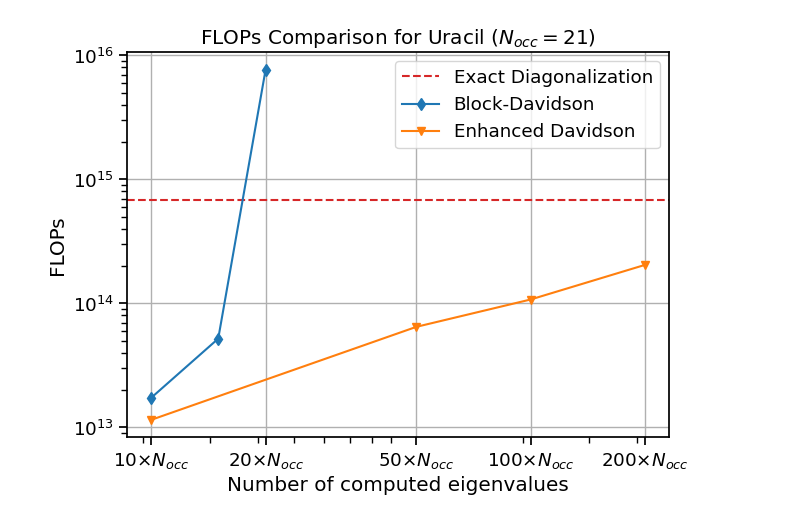
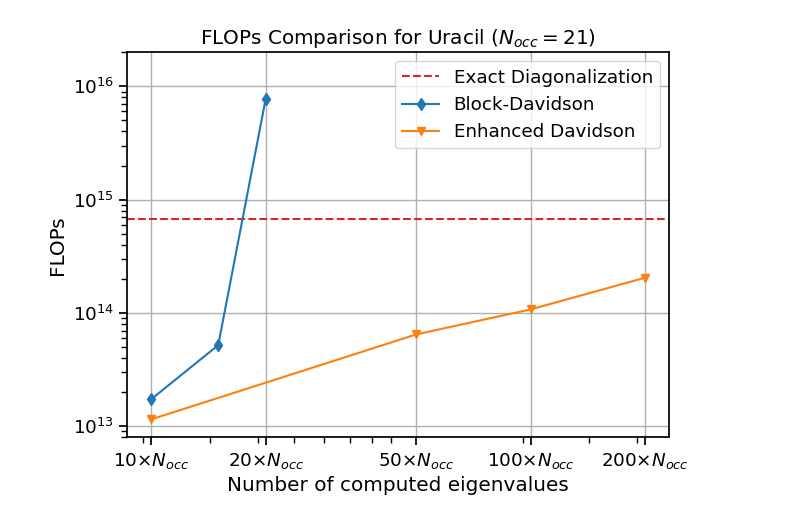
Before and after one commit to framere/MA_figures_official, a Jupyter notebook: Plots_results_FLOPs/results.ipynb, the cells around one changed output. Saved outputs shown, nothing was run; the diff lists cells and outputs as text; code cells hidden in the pictures.

```diff
--- a/Plots_results_FLOPs/results.ipynb
+++ b/Plots_results_FLOPs/results.ipynb
@@ -84,32 +85,32 @@ N_virt = 32416
 N_block = np.array([10, 15, 20]) * N_occ
 N = np.array([10, 50, 100, 200]) * N_occ
 
 
 exact_diago = 20*(N_virt)**3
 
 # standard (diagonal preconditioner) davidson
 FLOPS_8 = np.array([17409559198080, 51966583944660, 7668475640448000])
 FLOPS_new = np.array([11525840714320, 64742985385200, 107502332028348, 204135073174668])
 
 plt.figure(figsize=(7, 5))
 plt.axhline(y=exact_diago, color=colors[3], linestyle='--', label='Exact Diagonalization')
 plt.plot(N_block, FLOPS_8, marker='d', label='Block-Davidson', color=colors[0])
 plt.plot(N, FLOPS_new, marker='v', label='Enhanced Davidson', color=colors[1])
-
+plt.ylim(8e12, 2e16)
 plt.xscale('log')
 plt.yscale('log')
 plt.xlabel('Number of computed eigenvalues')
 plt.ylabel('FLOPs')
 
 xticks = np.array([10, 20, 50, 100, 200]) * N_occ
 # Create labels: one line for nev, second line for multiplier
 xtick_labels = [f"{mult}×$N_{{occ}}$" for nev, mult in zip(xticks, [10, 20, 50, 100, 200])]
 plt.xticks(xticks, xtick_labels)
 plt.title(r'FLOPs Comparison for Uracil (${N_{occ}} = 21$)')
 plt.legend()
 plt.grid(True)
 # sns.despine()
 plt.savefig('FLOPS_comparison_Uracile.pdf')
 plt.show()
 # %% [output]
-[figure, old version]
+[figure, new version]
```
Also changed, not shown: parts of 2 cells of this notebook, 7 other files.
